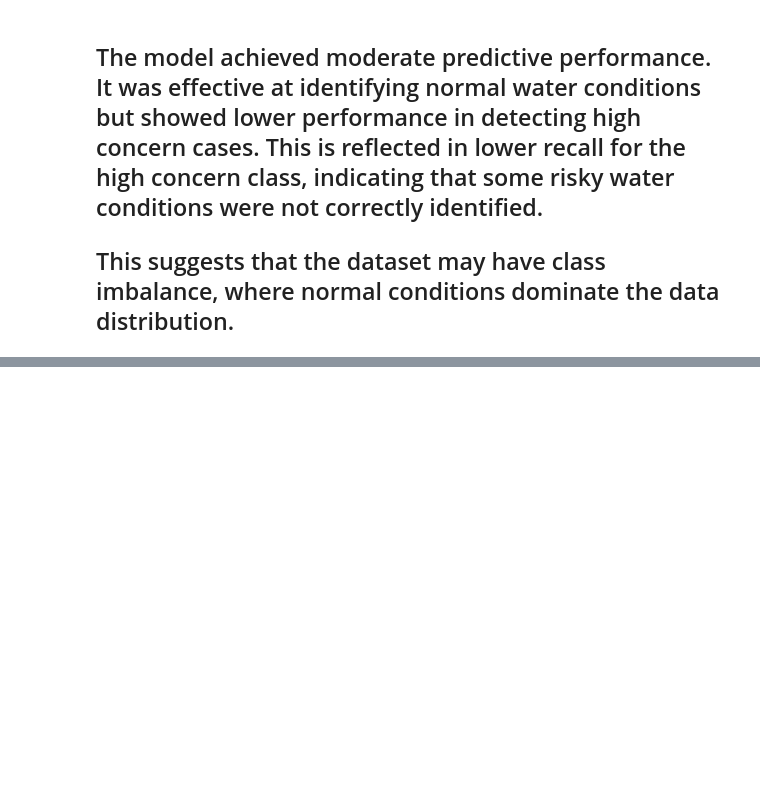
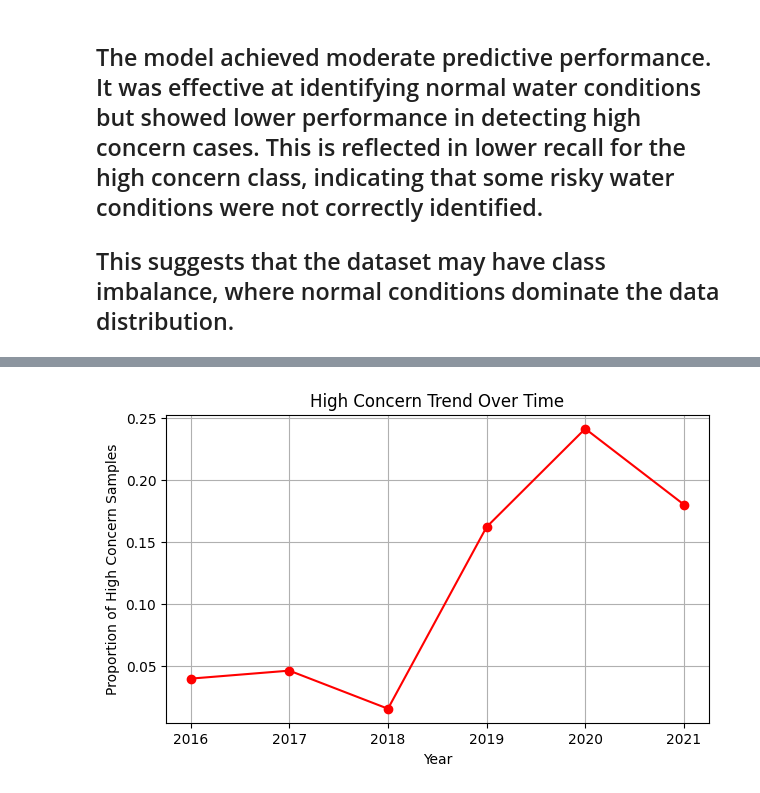
Before and after one commit to rosisneupane/nsw-water-quality-analysis, a Jupyter notebook: notebooks/NM-KNN.ipynb, the cells around one changed output, grey strips where cells are left out. Cells and saved outputs as stored; diff of their text form; code cells hidden in the pictures; blank space fills up the shorter version.

```diff
--- a/notebooks/NM-KNN.ipynb
+++ b/notebooks/NM-KNN.ipynb
@@ -171,0 +187,12 @@ Confusion Matrix:
+# %%
+df_time = df.groupby("year")["high_concern"].mean()
+
+plt.figure(figsize=(7,4))
+df_time.plot(marker="o", color="red")
+plt.title("High Concern Trend Over Time")
+plt.xlabel("Year")
+plt.ylabel("Proportion of High Concern Samples")
+plt.grid(True)
+plt.show()
+# %% [output]
+[figure, added]
```
Also changed, not shown: parts of 5 cells of this notebook.
